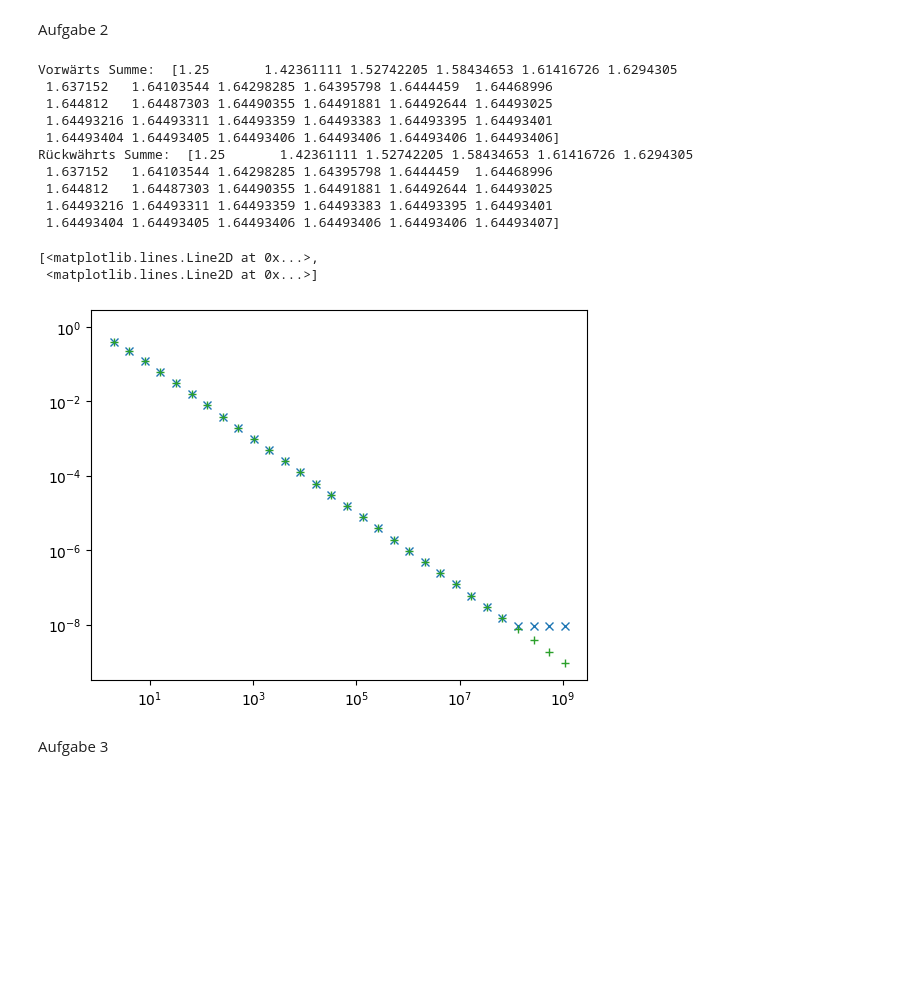
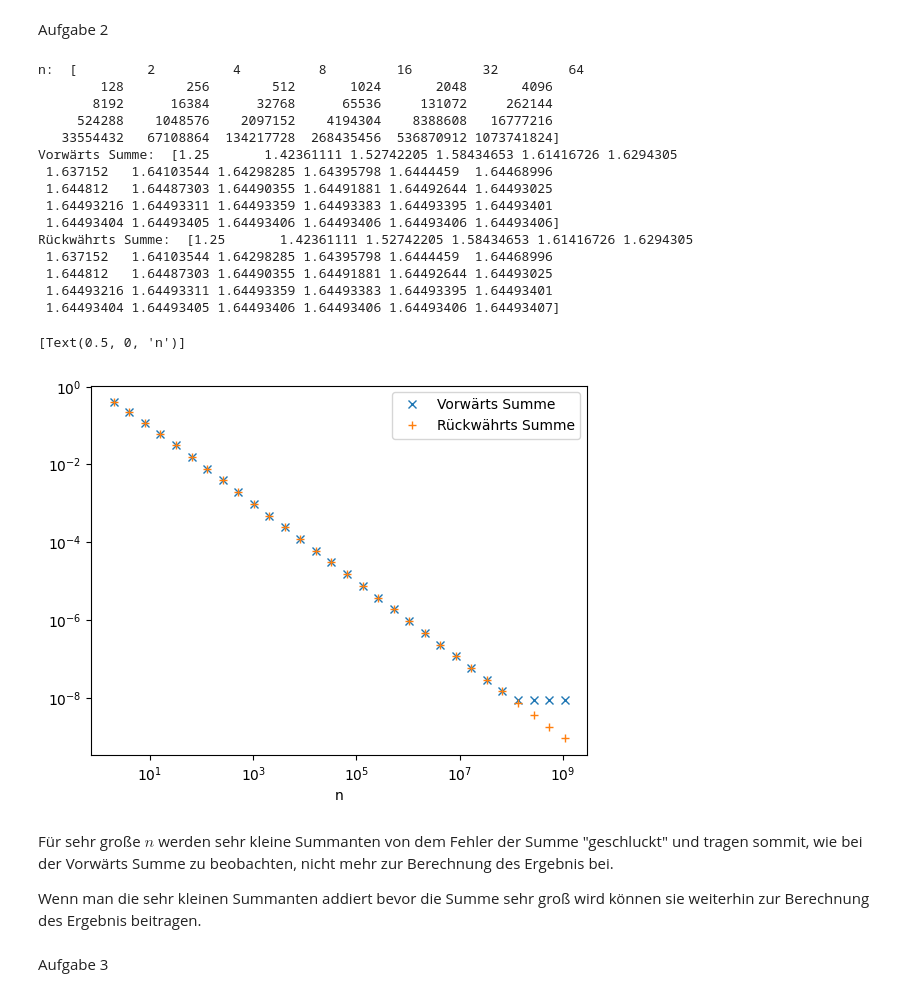
Before and after one commit to finndaut/24bnu, a Jupyter notebook: U01.ipynb, the cells around one changed output. Cells and saved outputs as stored; diff of their text form; code cells hidden in the pictures; blank space fills up the shorter version.

```diff
--- a/U01.ipynb
+++ b/U01.ipynb
@@ -23,39 +23,49 @@ def s_rev(n):
         ret += 1 / k ** 2
     return ret
 
 
 s_vec = np.vectorize(s)
 s_rev_vec = np.vectorize(s_rev)
 
 s_ret = s_vec(n_range)
 s_rev_ret = s_rev_vec(n_range)
-
+print('n: ', n_range)
 print('Vorwärts Summe: ', s_ret)
 print('Rückwährts Summe: ', s_rev_ret)
 
 deviation = abs(s_ret - np.pi ** 2 /6)
 deviation_rev = abs(s_rev_ret - np.pi ** 2 / 6)
 
 fig, ax = plt.subplots()
 
-ax.loglog(n_range, deviation, 'x', 'Vorwärts')
-ax.loglog(n_range, deviation_rev, '+', 'Rückwährts')
+ax.loglog(n_range, deviation, 'x', label='Vorwärts Summe')
+ax.loglog(n_range, deviation_rev, '+', label='Rückwährts Summe')
+ax.legend()
+ax.set(xlabel='n')
 
 # fig.savefig('U01_2.pdf')
 # %% [output]
+n:  [         2          4          8         16         32         64
+        128        256        512       1024       2048       4096
+       8192      16384      32768      65536     131072     262144
+     524288    1048576    2097152    4194304    8388608   16777216
+   33554432   67108864  134217728  268435456  536870912 1073741824]
 Vorwärts Summe:  [1.25       1.42361111 1.52742205 1.58434653 1.61416726 1.6294305
  1.637152   1.64103544 1.64298285 1.64395798 1.6444459  1.64468996
  1.644812   1.64487303 1.64490355 1.64491881 1.64492644 1.64493025
  1.64493216 1.64493311 1.64493359 1.64493383 1.64493395 1.64493401
  1.64493404 1.64493405 1.64493406 1.64493406 1.64493406 1.64493406]
 Rückwährts Summe:  [1.25       1.42361111 1.52742205 1.58434653 1.61416726 1.6294305
  1.637152   1.64103544 1.64298285 1.64395798 1.6444459  1.64468996
  1.644812   1.64487303 1.64490355 1.64491881 1.64492644 1.64493025
  1.64493216 1.64493311 1.64493359 1.64493383 1.64493395 1.64493401
  1.64493404 1.64493405 1.64493406 1.64493406 1.64493406 1.64493407]
-[<matplotlib.lines.Line2D at 0x...>,
- <matplotlib.lines.Line2D at 0x...>]
+[Text(0.5, 0, 'n')]
-[figure, old version]
+[figure, new version]
+# %% [markdown]
+Für sehr große $n$ werden sehr kleine Summanten von dem Fehler der Summe "geschluckt" und tragen sommit, wie bei der Vorwärts Summe zu beobachten, nicht mehr zur Berechnung des Ergebnis bei.
+
+Wenn man die sehr kleinen Summanten addiert bevor die Summe sehr groß wird können sie weiterhin zur Berechnung des Ergebnis beitragen.
 # %% [markdown]
 Aufgabe 3
 # %% [markdown]
```
Also changed, not shown: parts of 4 cells of this notebook, 1 other file.
